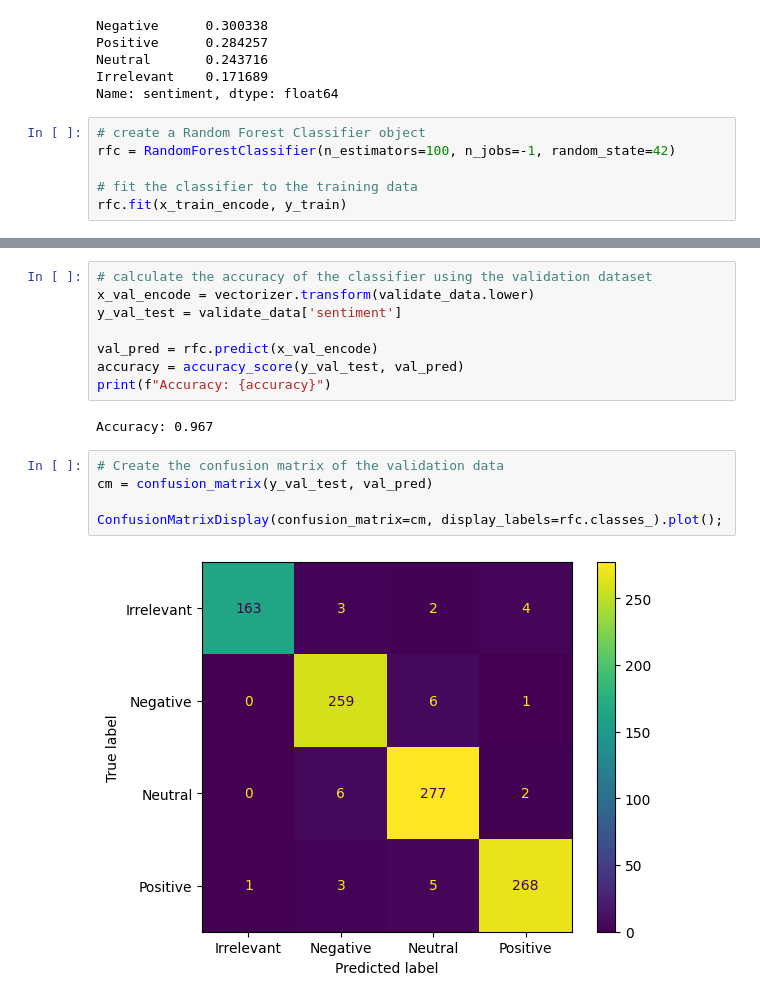
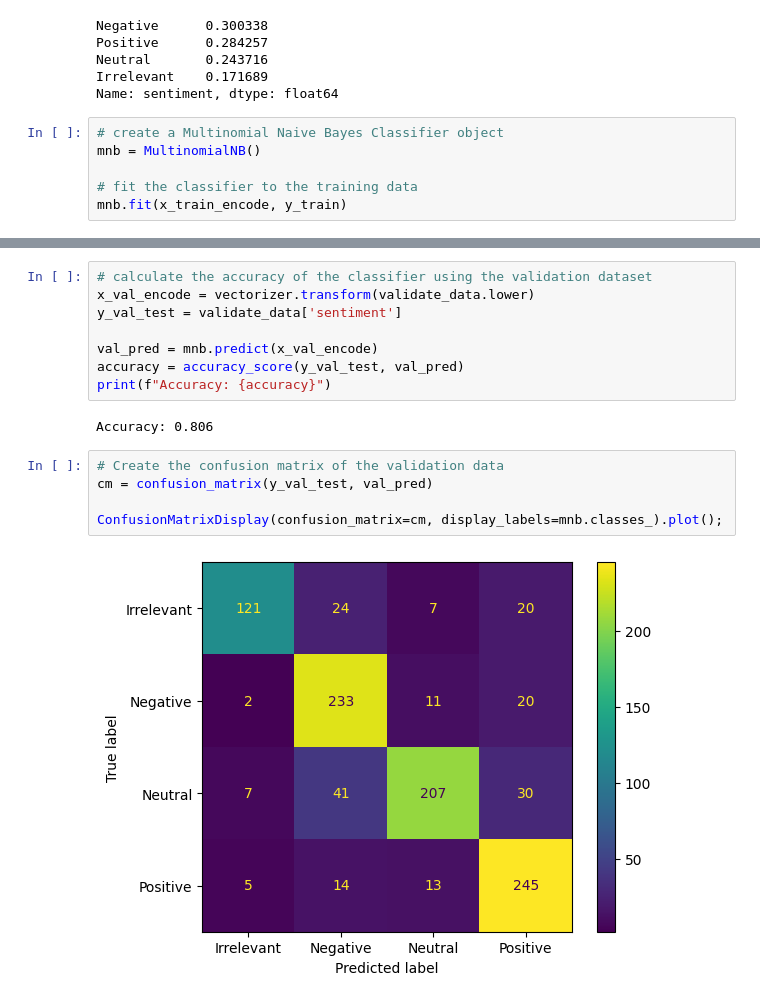
Before and after one commit to gregoriusavip/AI-text-classifier, a Jupyter notebook: training_model/MultinomialNB_Model.ipynb, the cells around one changed output, grey strips where cells are left out. Drawn from its saved outputs; the diff is of its cells as text.

```diff
--- a/training_model/MultinomialNB_Model.ipynb
+++ b/training_model/MultinomialNB_Model.ipynb
@@ -145,9 +139,9 @@ Neutral       0.243716
 Irrelevant    0.171689
 Name: sentiment, dtype: float64
 # %%
-# create a Random Forest Classifier object
-rfc = RandomForestClassifier(n_estimators=100, n_jobs=-1, random_state=42)
+# create a Multinomial Naive Bayes Classifier object
+mnb = MultinomialNB()
 
 # fit the classifier to the training data
-rfc.fit(x_train_encode, y_train)
+mnb.fit(x_train_encode, y_train)
 # %% [output]
@@ -171,15 +165,15 @@ ConfusionMatrixDisplay(confusion_matrix=cm, display_labels=rfc.classes_).plot();
 x_val_encode = vectorizer.transform(validate_data.lower)
 y_val_test = validate_data['sentiment']
 
-val_pred = rfc.predict(x_val_encode)
+val_pred = mnb.predict(x_val_encode)
 accuracy = accuracy_score(y_val_test, val_pred)
 print(f"Accuracy: {accuracy}")
 # %% [output]
-Accuracy: 0.967
+Accuracy: 0.806
 # %%
 # Create the confusion matrix of the validation data
 cm = confusion_matrix(y_val_test, val_pred)
 
-ConfusionMatrixDisplay(confusion_matrix=cm, display_labels=rfc.classes_).plot();
+ConfusionMatrixDisplay(confusion_matrix=cm, display_labels=mnb.classes_).plot();
 # %% [output]
-[figure, old version]
+[figure, new version]
```
Also changed, not shown: parts of 19 cells of this notebook.
